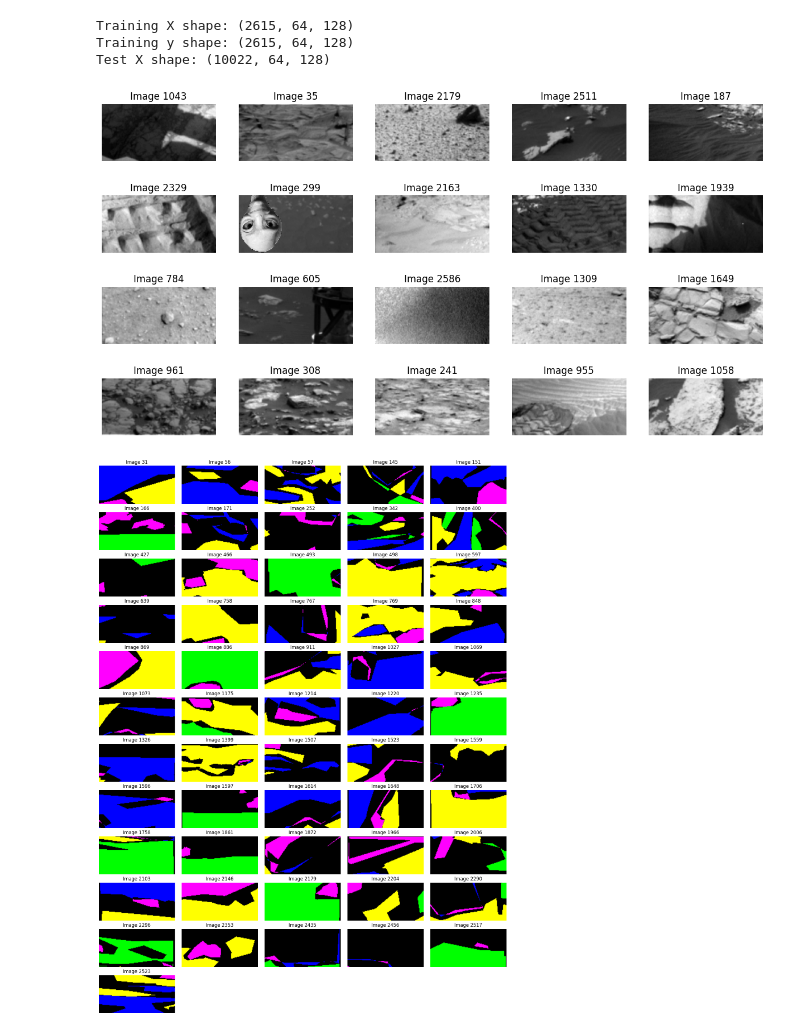
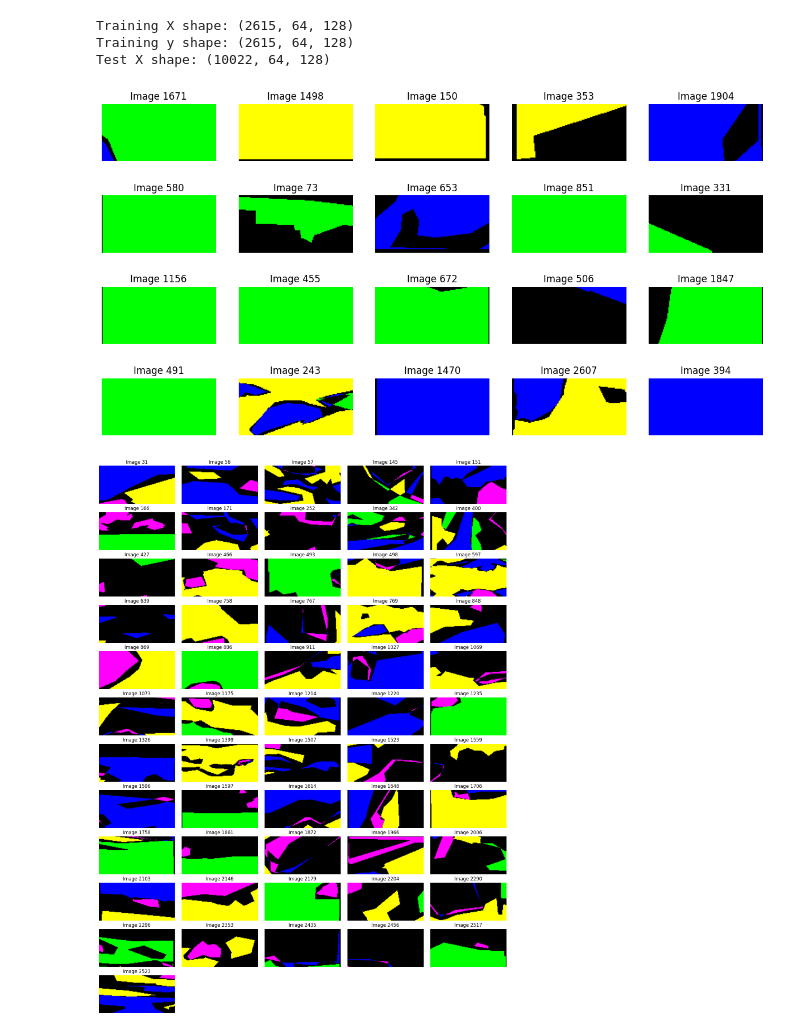
Before and after one commit to Darionapo2/AN2DLhomework2, a Jupyter notebook: dataset_inspection.ipynb, the cells around one changed output. Saved outputs shown, nothing was run; the diff lists cells and outputs as text; code cells hidden in the pictures.

Commit message:
utils.py updated

```diff
--- a/dataset_inspection.ipynb
+++ b/dataset_inspection.ipynb
@@ -25,9 +25,10 @@ Training X shape: (2615, 64, 128)
 Training y shape: (2615, 64, 128)
 Test X shape: (10022, 64, 128)
 # %%
-utils.visualize_random_images(X_train, 20)
+# utils.visualize_random_images(X_train, 20)
+utils.visualize_random_images(y_train, 20, colormap = True)
 # %% [output]
-[figure, old version]
+[figure, new version]
 # %%
 indexes = utils.show_images_from_specified_class(y_train, n = 150, threshold = 0.001)
 # %% [output]
```
Also changed, not shown: 1 other file.
